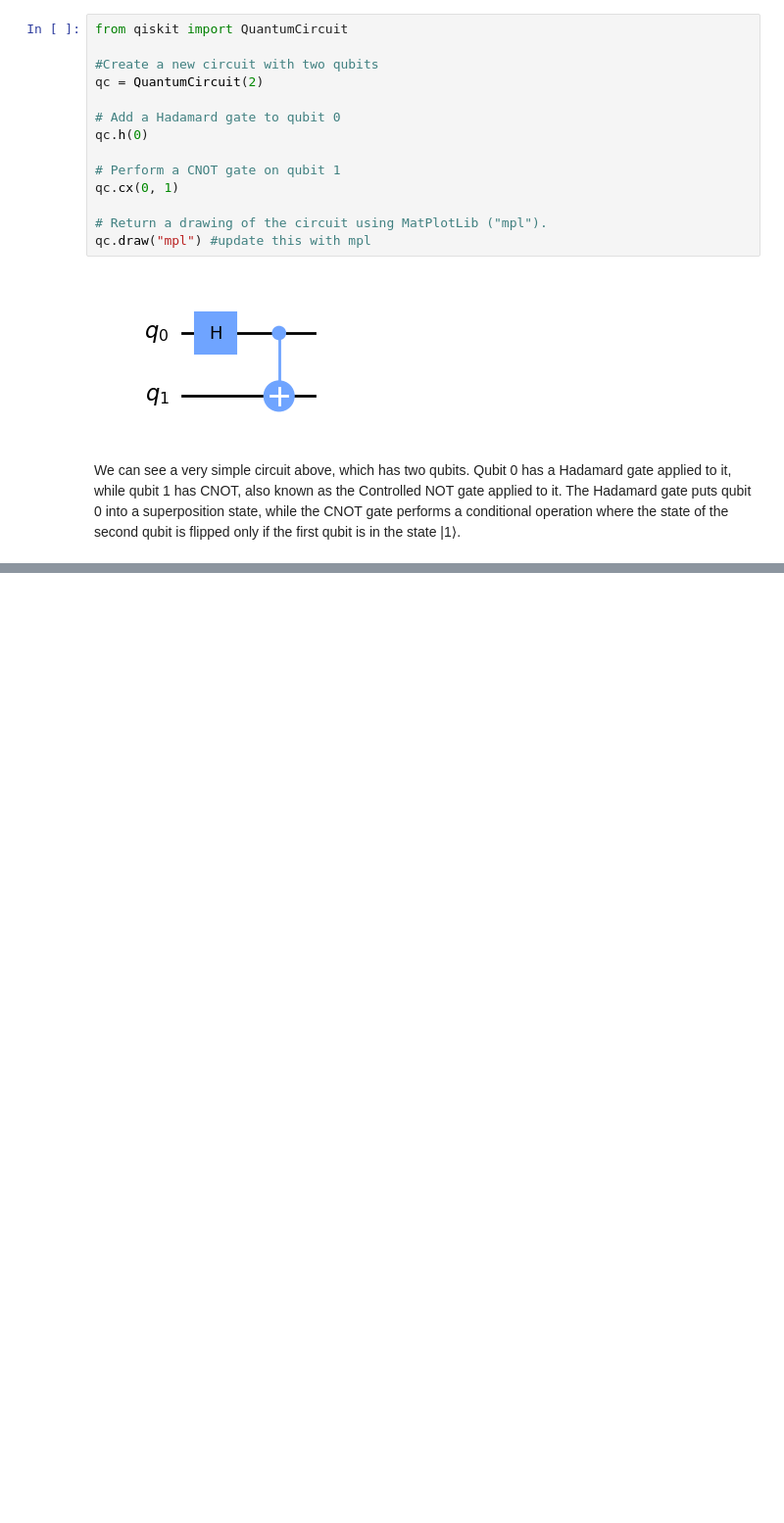
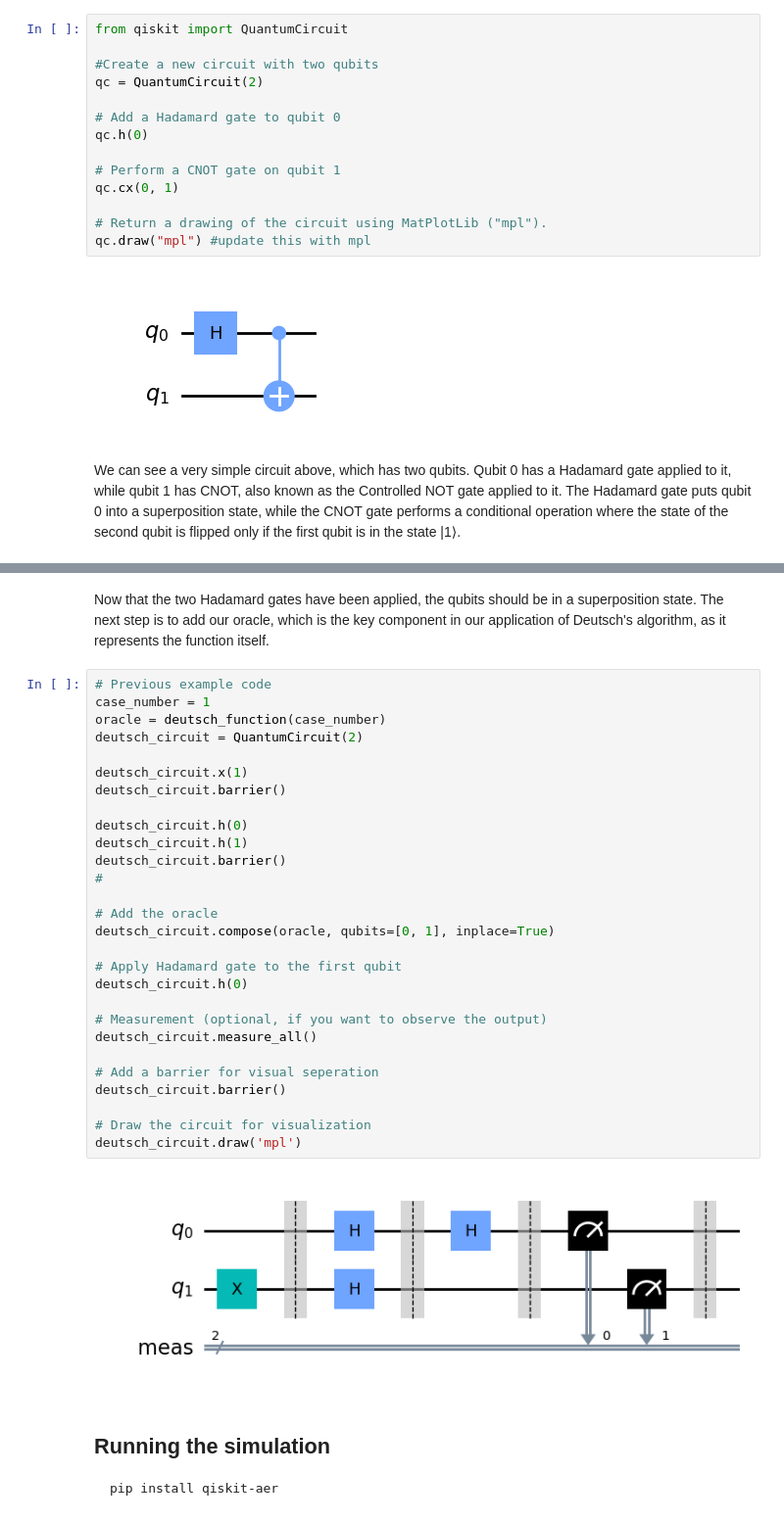
Before and after one commit to Owen-kc/EmergingTechnologies, a Jupyter notebook: project.ipynb, the cells around one changed output, grey strips where cells are left out. Shown: that part at 98% size. Saved outputs shown, nothing was run; the diff lists cells and outputs as text; blank space fills up the shorter version.

````diff
--- a/project.ipynb
+++ b/project.ipynb
@@ -232,3 +278,41 @@ deutsch_circuit = QuantumCircuit(2)
+# %% [markdown]
+Now that the two Hadamard gates have been applied, the qubits should be in a superposition state. The next step is to add our oracle, which is the key component in our application of Deutsch's algorithm, as it represents the function itself.
+# %%
+# Previous example code
+case_number = 1
+oracle = deutsch_function(case_number)
+deutsch_circuit = QuantumCircuit(2)
+
+deutsch_circuit.x(1)
+deutsch_circuit.barrier()
+
+deutsch_circuit.h(0)
+deutsch_circuit.h(1)
+deutsch_circuit.barrier()
+#
+
+# Add the oracle
+deutsch_circuit.compose(oracle, qubits=[0, 1], inplace=True)
+
+# Apply Hadamard gate to the first qubit
+deutsch_circuit.h(0)
+
+# Measurement (optional, if you want to observe the output)
+deutsch_circuit.measure_all()
+
+# Add a barrier for visual seperation
+deutsch_circuit.barrier()
+
+# Draw the circuit for visualization
+deutsch_circuit.draw('mpl')
+# %% [output]
+[figure, added]
+# %% [markdown]
+## Running the simulation
+
+```
+pip install qiskit-aer
+```
 # %% [markdown]
 <a id="References"></a>
 # References
````
Also changed, not shown: parts of 11 cells of this notebook.
